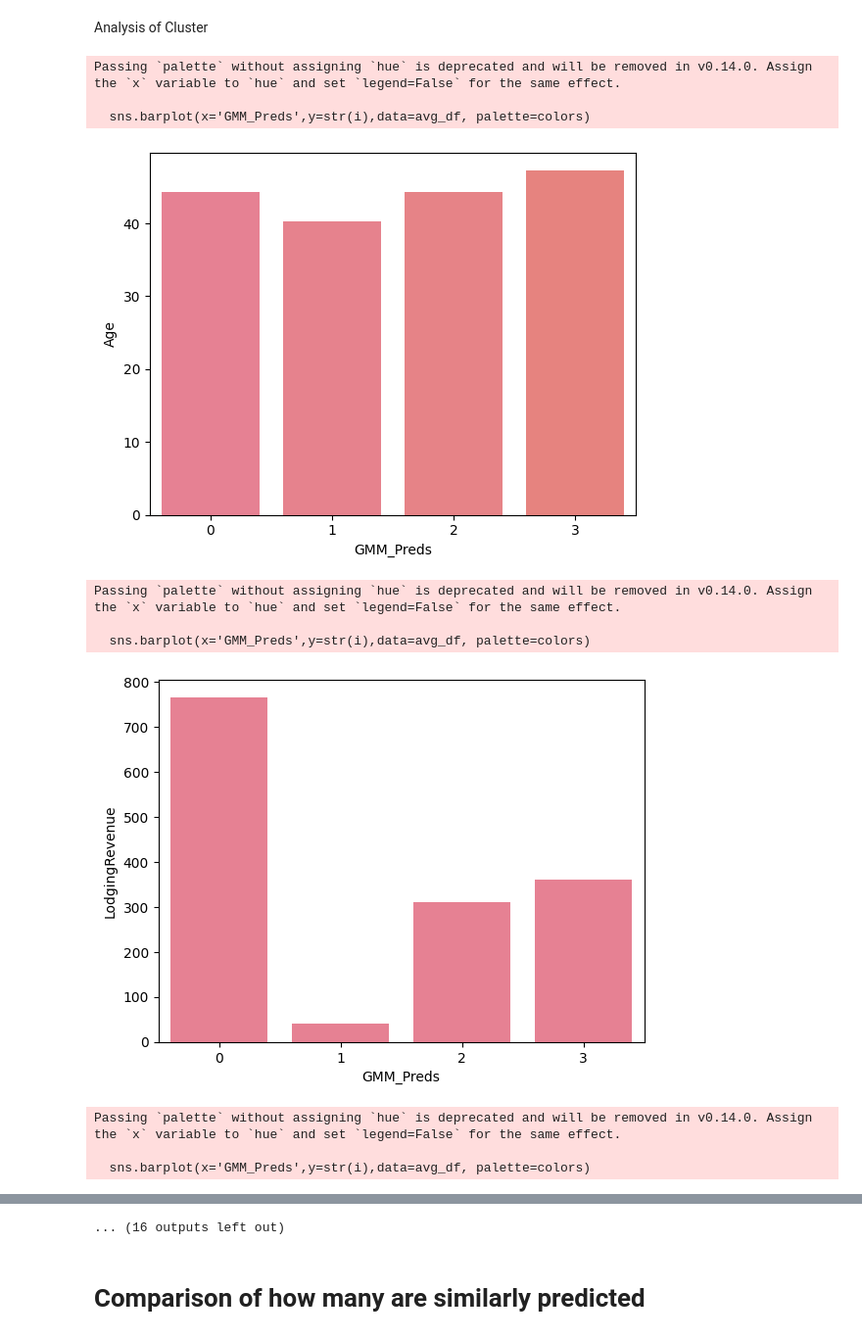
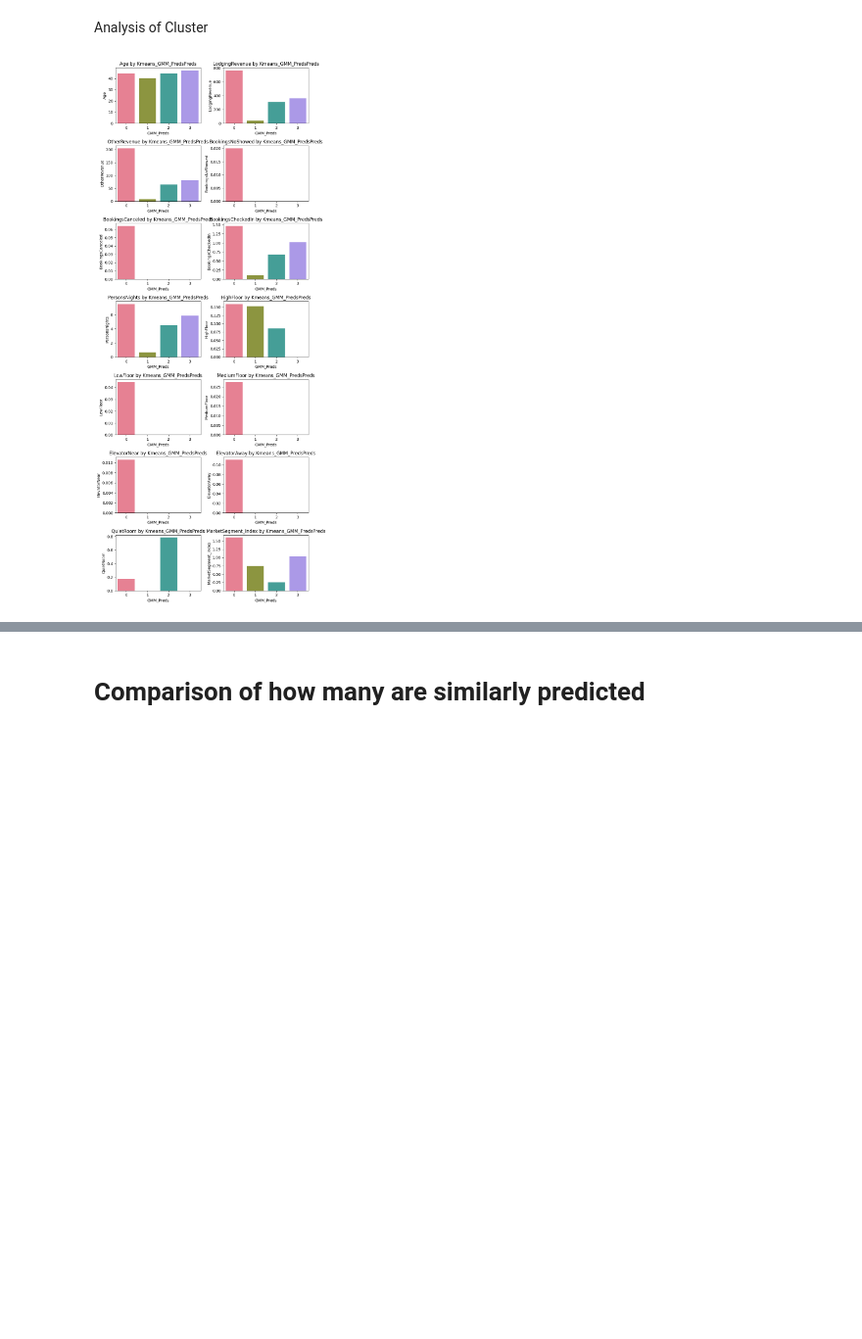
Before and after one commit to domala81/Customer-Segmentaion-with-Spark-MLlib, a Jupyter notebook: hotel_customer_segmentation.ipynb, the cells around one changed output, grey strips where cells are left out. Shown at 98% size. Saved outputs shown, nothing was run; the diff lists cells and outputs as text; code cells hidden in the pictures; blank space fills up the shorter version.

```diff
--- a/hotel_customer_segmentation.ipynb
+++ b/hotel_customer_segmentation.ipynb
@@ -1093,9 +1092,15 @@ list1 = ['Age','LodgingRevenue','OtherRevenue','BookingsNoShowed',
                       'HighFloor','LowFloor','MediumFloor','ElevatorNear','ElevatorAway',
                       'QuietRoom','MarketSegment_index']
 
-for i in list1:
-    colors = sns.color_palette('husl', len(df_viz_km[str(i)].unique()))
-    sns.barplot(x='Kmeans_Preds',y=str(i),data=avg_df, palette=colors)
+fig, axes = plt.subplots(nrows=7, ncols=2, figsize=(8, 20))
+axes = axes.flatten()
 
-    plt.show()
+for i, feature in enumerate(list1):
+    sns.barplot(x='Kmeans_Preds', y=feature, data=avg_df, palette='husl', ax=axes[i])
+    axes[i].set_title(f'{feature} by Kmeans_Preds')
+    axes[i].set_xlabel('Kmeans_Preds')
+    axes[i].set_ylabel(feature)
+
+plt.tight_layout()
+plt.show()
 # %% [output]
@@ -1165,26 +1144,22 @@ Analysis of Cluster
 # %%
 df_viz_gmm = gmm_preds.select('Age','LodgingRevenue','OtherRevenue','BookingsNoShowed',
 											'BookingsCanceled','BookingsCheckedIn','PersonsNights',
 											'HighFloor','LowFloor','MediumFloor','ElevatorNear','ElevatorAway',
 											'QuietRoom','Nationality_index','MarketSegment_index',
 											'GMM_Preds')
 df_viz_gmm = df_viz_gmm.toPandas()
 avg_df = df_viz_gmm.groupby(['GMM_Preds'], as_index=False).mean()
 
-for i in list1:
-		colors = sns.color_palette('husl', len(df_viz_gmm[str(i)].unique()))
-		sns.barplot(x='GMM_Preds',y=str(i),data=avg_df, palette=colors)
+fig, axes = plt.subplots(nrows=7, ncols=2, figsize=(8, 20))
+axes = axes.flatten()
 
-		plt.show()
+for i, feature in enumerate(list1):
+    sns.barplot(x='GMM_Preds', y=feature, data=avg_df, palette='husl', ax=axes[i])
+    axes[i].set_title(f'{feature} by Kmeans_GMM_PredsPreds')
+    axes[i].set_xlabel('GMM_Preds')
+    axes[i].set_ylabel(feature)
+
+plt.tight_layout()
+plt.show()
 # %% [output]
-Passing `palette` without assigning `hue` is deprecated and will be removed in v0.14.0. Assign the `x` variable to `hue` and set `legend=False` for the same effect.
-
-  sns.barplot(x='GMM_Preds',y=str(i),data=avg_df, palette=colors)
-[figure, old version]
+[figure, new version]
-Passing `palette` without assigning `hue` is deprecated and will be removed in v0.14.0. Assign the `x` variable to `hue` and set `legend=False` for the same effect.
-
-  sns.barplot(x='GMM_Preds',y=str(i),data=avg_df, palette=colors)
-[figure, removed]
-Passing `palette` without assigning `hue` is deprecated and will be removed in v0.14.0. Assign the `x` variable to `hue` and set `legend=False` for the same effect.
-
-  sns.barplot(x='GMM_Preds',y=str(i),data=avg_df, palette=colors)
@@ -1204,4 +1166,3 @@ Passing `palette` without assigning `hue` is deprecated and will be removed in v
-... (16 outputs left out)
 # %% [markdown]
 # Comparison of how many are similarly predicted
 # %%
```
Also changed, not shown: parts of 15 cells of this notebook.
